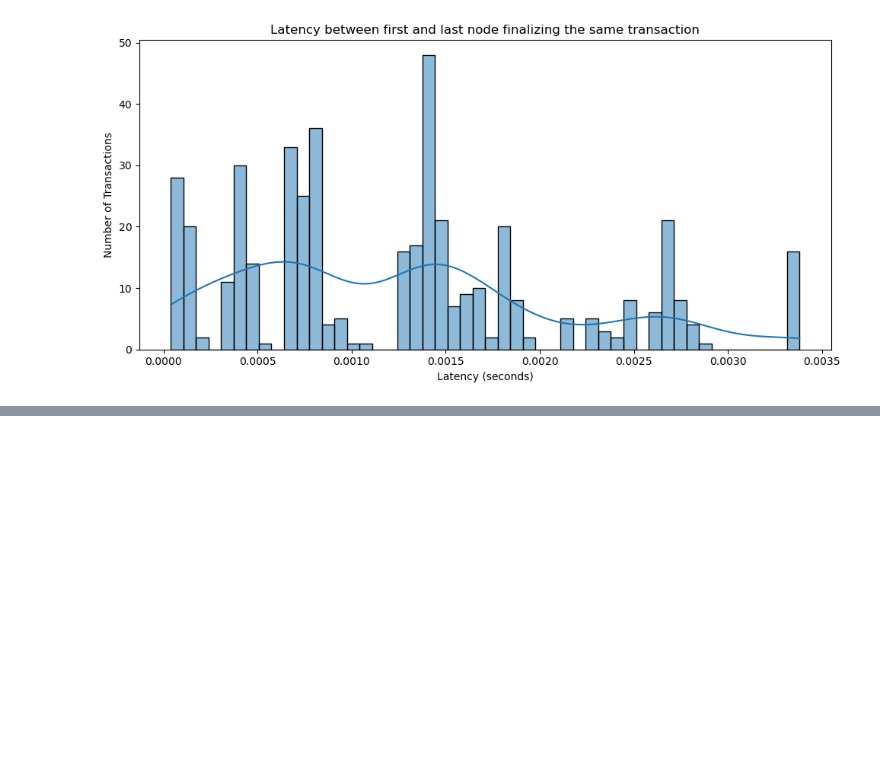
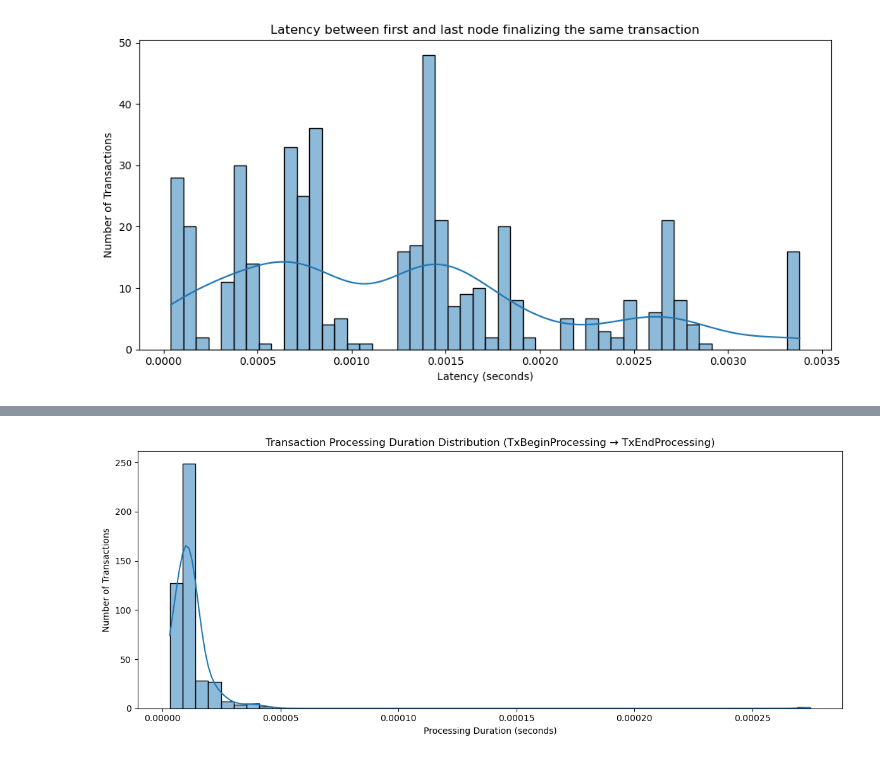
Before and after one commit to 0xsoniclabs/daphne, a Jupyter notebook: analysis/transaction_processing.ipynb, the cells around one changed output, grey strips where cells are left out. Cells and saved outputs as stored; diff of their text form; code cells hidden in the pictures; blank space fills up the shorter version.

```diff
--- a/analysis/transaction_processing.ipynb
+++ b/analysis/transaction_processing.ipynb
@@ -111,0 +202,23 @@ plt.show()
+# %%
+# Processing duration distribution: Time between TxBeginProcessing → TxEndProcessing
+begin_processing = data[data['mark'] == 'TxBeginProcessing'].sort_values('timestamp').groupby('hash', as_index=False).first()
+end_processing = data[data['mark'] == 'TxEndProcessing'].sort_values('timestamp').groupby('hash', as_index=False).first()
+
+processing_duration_df = pd.merge(
+    begin_processing[['hash', 'timestamp']],
+    end_processing[['hash', 'timestamp']],
+    on='hash',
+    suffixes=('_begin', '_end')
+)
+
+processing_duration_df['processing_duration'] = (processing_duration_df['timestamp_end'] - processing_duration_df['timestamp_begin']) / 1e9
+
+plt.figure(figsize=(12, 5))
+sns.histplot(processing_duration_df['processing_duration'], bins=50, kde=True)
+plt.xlabel('Processing Duration (seconds)')
+plt.ylabel('Number of Transactions')
+plt.title('Transaction Processing Duration Distribution (TxBeginProcessing → TxEndProcessing)')
+plt.tight_layout()
+plt.show()
+# %% [output]
+[figure, added]
```
Also changed, not shown: parts of 14 cells of this notebook.
